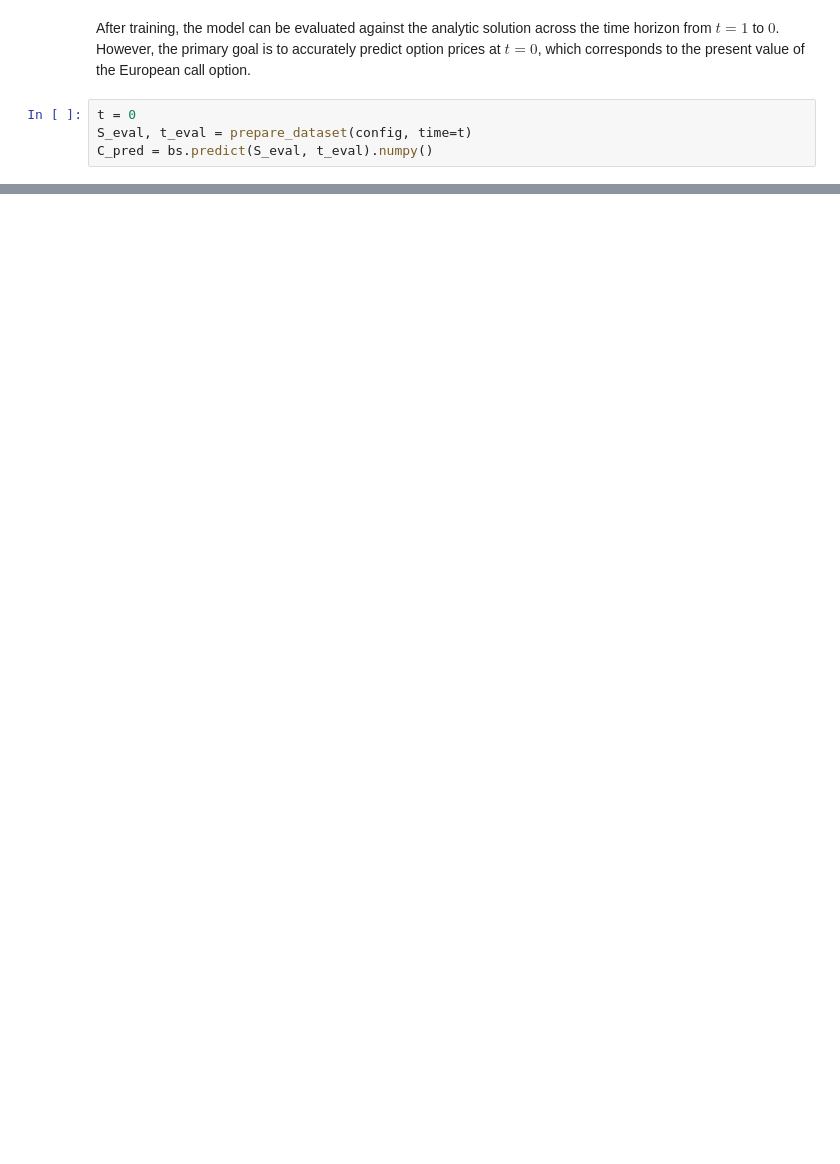
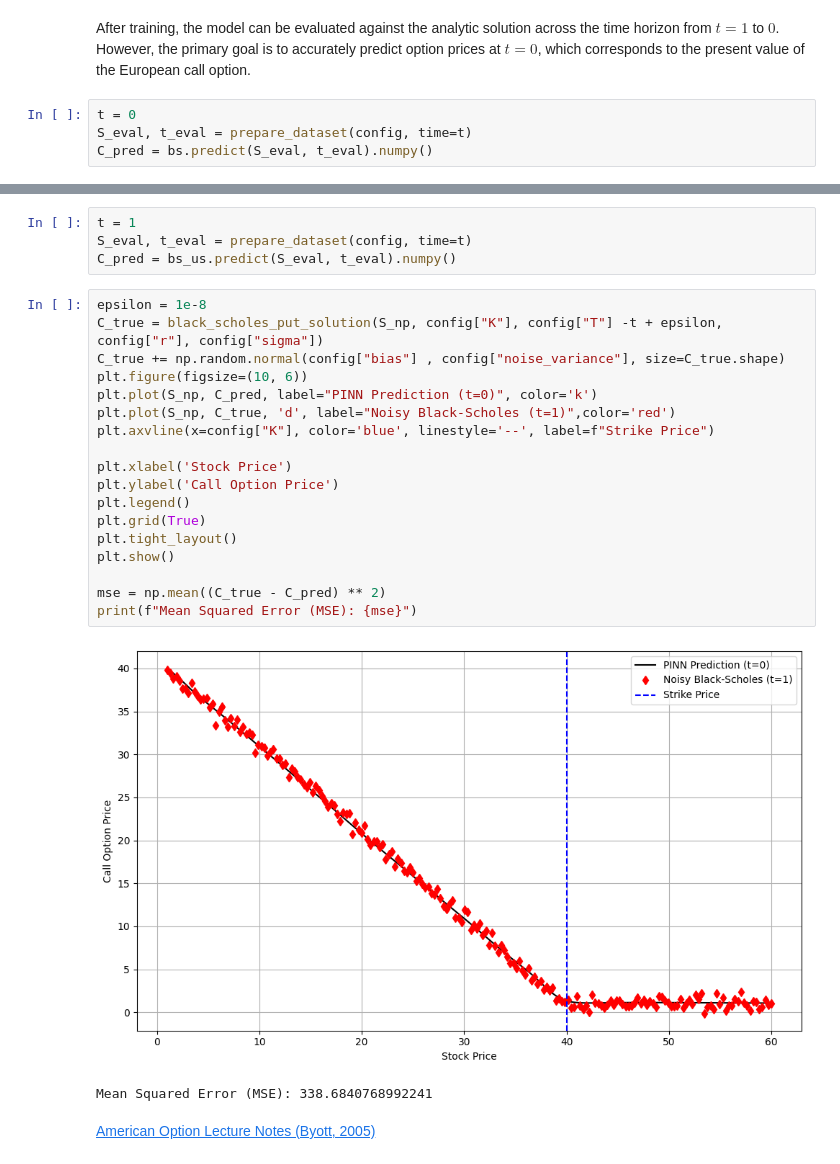
Before and after one commit to bluest93/Unsupervised_BlackScholesPINN, a Jupyter notebook: BlackScholesModel.ipynb, the cells around one changed output, grey strips where cells are left out. Cells and saved outputs as stored; diff of their text form; blank space fills up the shorter version.

```diff
--- a/BlackScholesModel.ipynb
+++ b/BlackScholesModel.ipynb
@@ -162,0 +389,27 @@ Mean Squared Error (MSE): 91.32322643732738
+# %%
+t = 1
+S_eval, t_eval = prepare_dataset(config, time=t)
+C_pred = bs_us.predict(S_eval, t_eval).numpy()
+# %%
+epsilon = 1e-8
+C_true = black_scholes_put_solution(S_np, config["K"], config["T"] -t + epsilon, config["r"], config["sigma"])
+C_true += np.random.normal(config["bias"] , config["noise_variance"], size=C_true.shape)
+plt.figure(figsize=(10, 6))
+plt.plot(S_np, C_pred, label="PINN Prediction (t=0)", color='k')
+plt.plot(S_np, C_true, 'd', label="Noisy Black-Scholes (t=1)",color='red')
+plt.axvline(x=config["K"], color='blue', linestyle='--', label=f"Strike Price")
+
+plt.xlabel('Stock Price')
+plt.ylabel('Call Option Price')
+plt.legend()
+plt.grid(True)
+plt.tight_layout()
+plt.show()
+
+mse = np.mean((C_true - C_pred) ** 2)
+print(f"Mean Squared Error (MSE): {mse}")
+# %% [output]
+[figure, added]
+Mean Squared Error (MSE): 338.6840768992241
+# %% [markdown]
+[American Option Lecture Notes (Byott, 2005)](https://empslocal.ex.ac.uk/people/staff/NPByott/teaching/FinMaths/2005/american.pdf)
```
Also changed, not shown: parts of 14 cells of this notebook, 7 other files.
